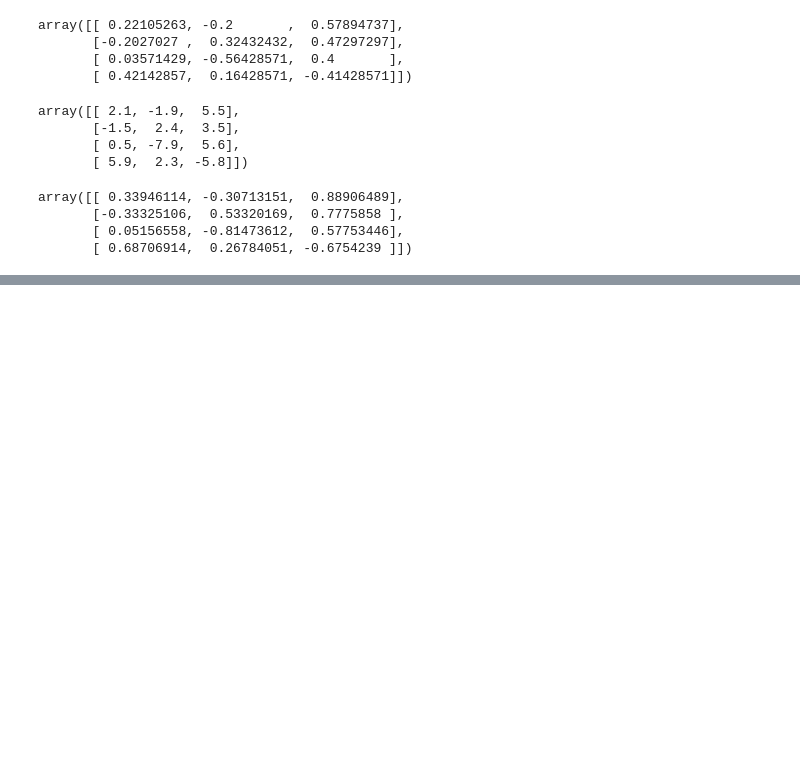
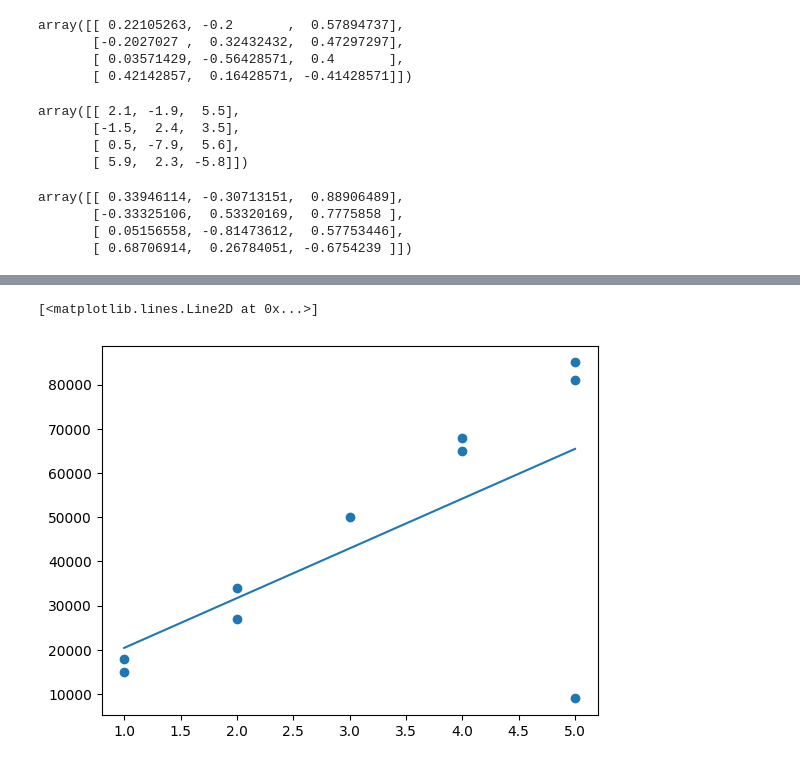
Before and after one commit to mrqom/dataexpert_a_qomar, a Jupyter notebook: Latihan Data Preparation.ipynb, the cells around one changed output, grey strips where cells are left out. Saved outputs shown, nothing was run; the diff lists cells and outputs as text; code cells hidden in the pictures; blank space fills up the shorter version.

```diff
--- a/Latihan Data Preparation.ipynb
+++ b/Latihan Data Preparation.ipynb
@@ -115,0 +233,6 @@ random_state tidak ditentukan
+# %%
+plt.scatter(bedrooms, house_price)
+plt.plot(bedrooms, linreg.predict(bedrooms))
+# %% [output]
+[<matplotlib.lines.Line2D at 0x...>]
+[figure, added]
```
Also changed, not shown: parts of 37 cells of this notebook.
